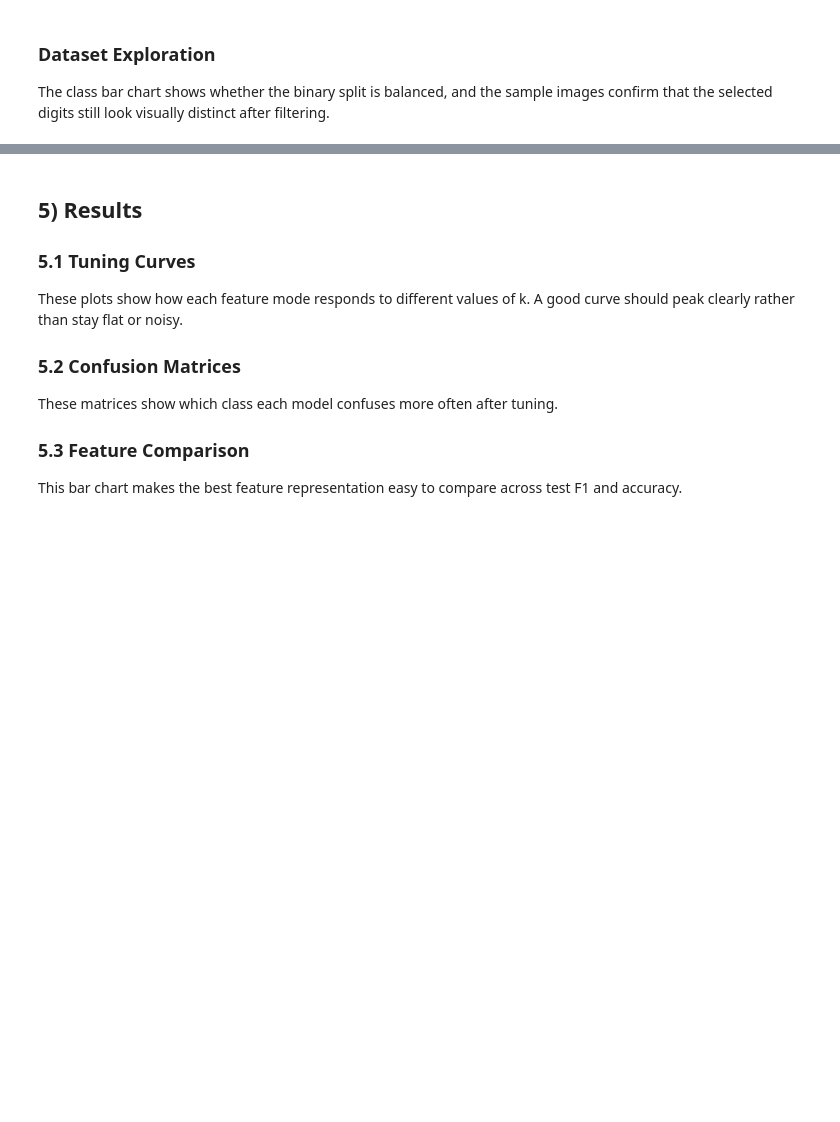
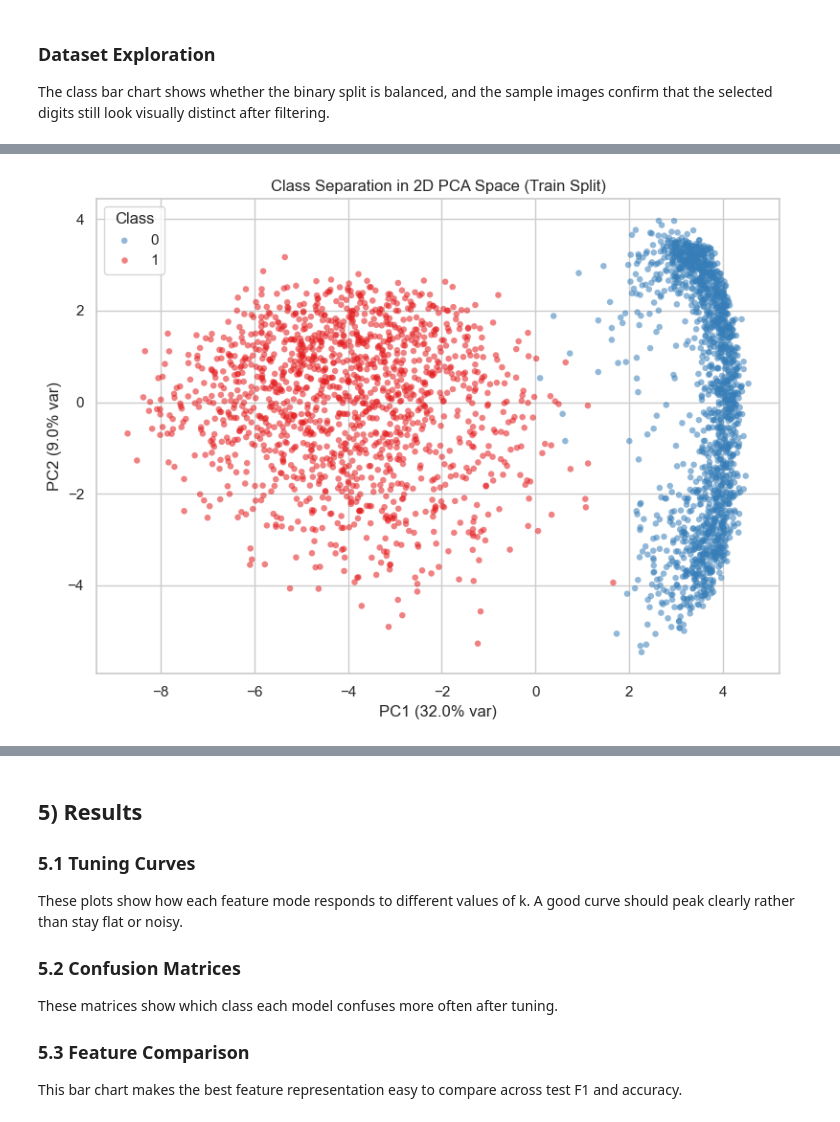
Before and after one commit to Ahmed-Fahmy00/Mnist-Classification, a Jupyter notebook: src/pipelines/phase1_knn_pipeline.ipynb, the cells around one changed output, grey strips where cells are left out. Saved outputs shown, nothing was run; the diff lists cells and outputs as text; code cells hidden in the pictures; blank space fills up the shorter version.

```diff
--- a/src/pipelines/phase1_knn_pipeline.ipynb
+++ b/src/pipelines/phase1_knn_pipeline.ipynb
@@ -260 +345,48 @@ We test three feature representations with the same split, the same random state
+# %%
+# Cluster-separation view: 2D projection of normalized training images using NumPy PCA
+x_train_flat_vis = extract_flatten_features(x_train)
+
+# Use at most 3000 samples for faster plotting while keeping class balance meaningful
+max_vis_samples = min(3000, x_train_flat_vis.shape[0])
+rng_vis = np.random.default_rng(RANDOM_STATE)
+vis_idx = rng_vis.choice(x_train_flat_vis.shape[0], size=max_vis_samples, replace=False)
+
+x_vis = x_train_flat_vis[vis_idx]
+y_vis = y_train[vis_idx]
+
+# PCA from scratch with SVD: center then project to first two principal directions
+x_vis_centered = x_vis - np.mean(x_vis, axis=0, keepdims=True)
+_, singular_values_vis, vh_vis = np.linalg.svd(x_vis_centered, full_matrices=False)
+components_2d = vh_vis[:2]
+x_vis_2d = x_vis_centered @ components_2d.T
+
+var_all = singular_values_vis * singular_values_vis
+var_ratio = var_all / np.sum(var_all)
+
+plot_df = pd.DataFrame({
+    'PC1': x_vis_2d[:, 0],
+    'PC2': x_vis_2d[:, 1],
+    'label': y_vis,
+})
+
+fig, ax = plt.subplots(figsize=(8, 6))
+sns.scatterplot(
+    data=plot_df,
+    x='PC1',
+    y='PC2',
+    hue='label',
+    palette='Set1',
+    alpha=0.55,
+    s=22,
+    linewidth=0,
+    ax=ax,
+)
+ax.set_title('Class Separation in 2D PCA Space (Train Split)')
+ax.set_xlabel(f'PC1 ({var_ratio[0] * 100:.1f}% var)')
+ax.set_ylabel(f'PC2 ({var_ratio[1] * 100:.1f}% var)')
+ax.legend(title='Class', labels=[str(CLASS_A), str(CLASS_B)])
+plt.tight_layout()
+plt.show()
+# %% [output]
+[figure, added]
 # %%
```
Also changed, not shown: parts of 21 cells of this notebook, 10 other files.
